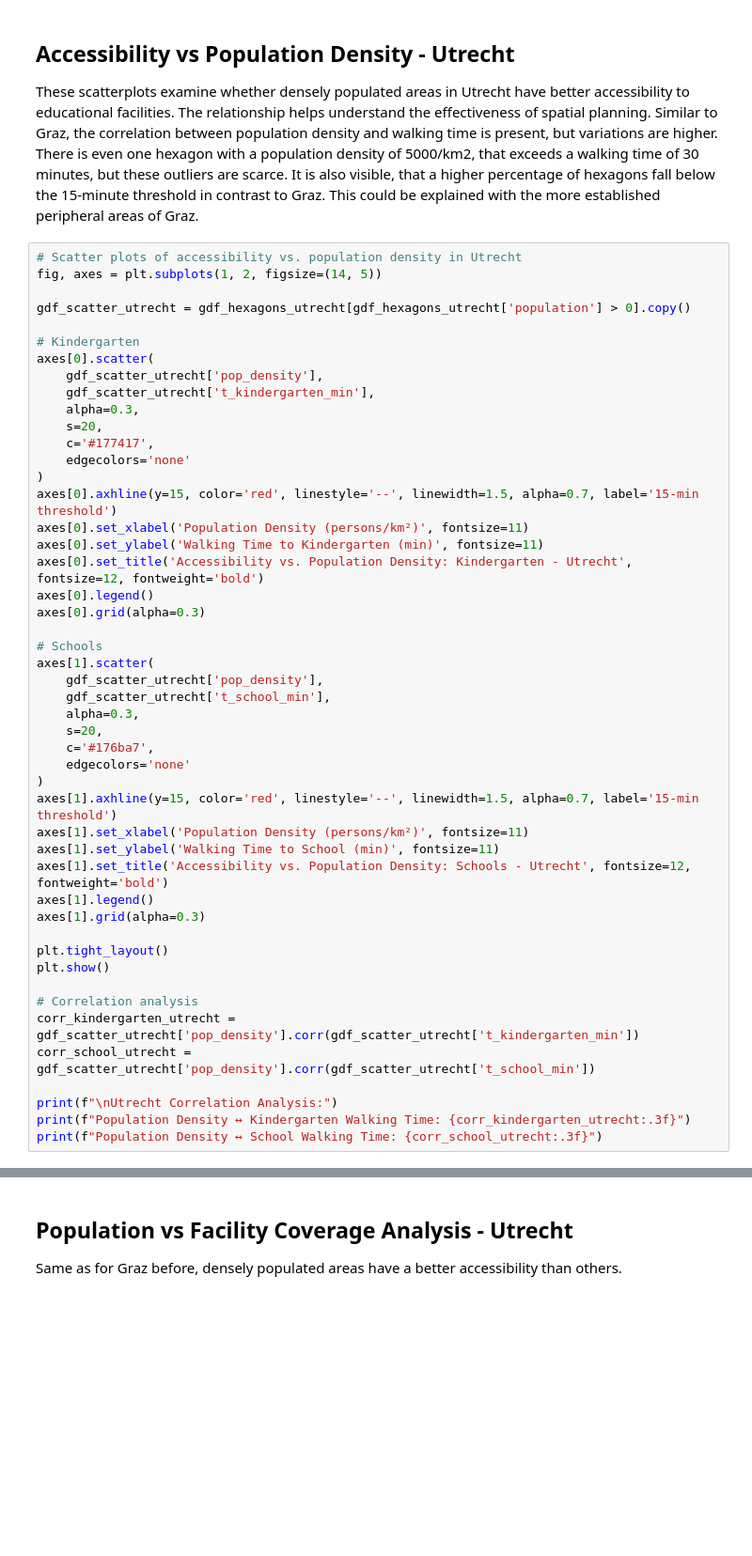
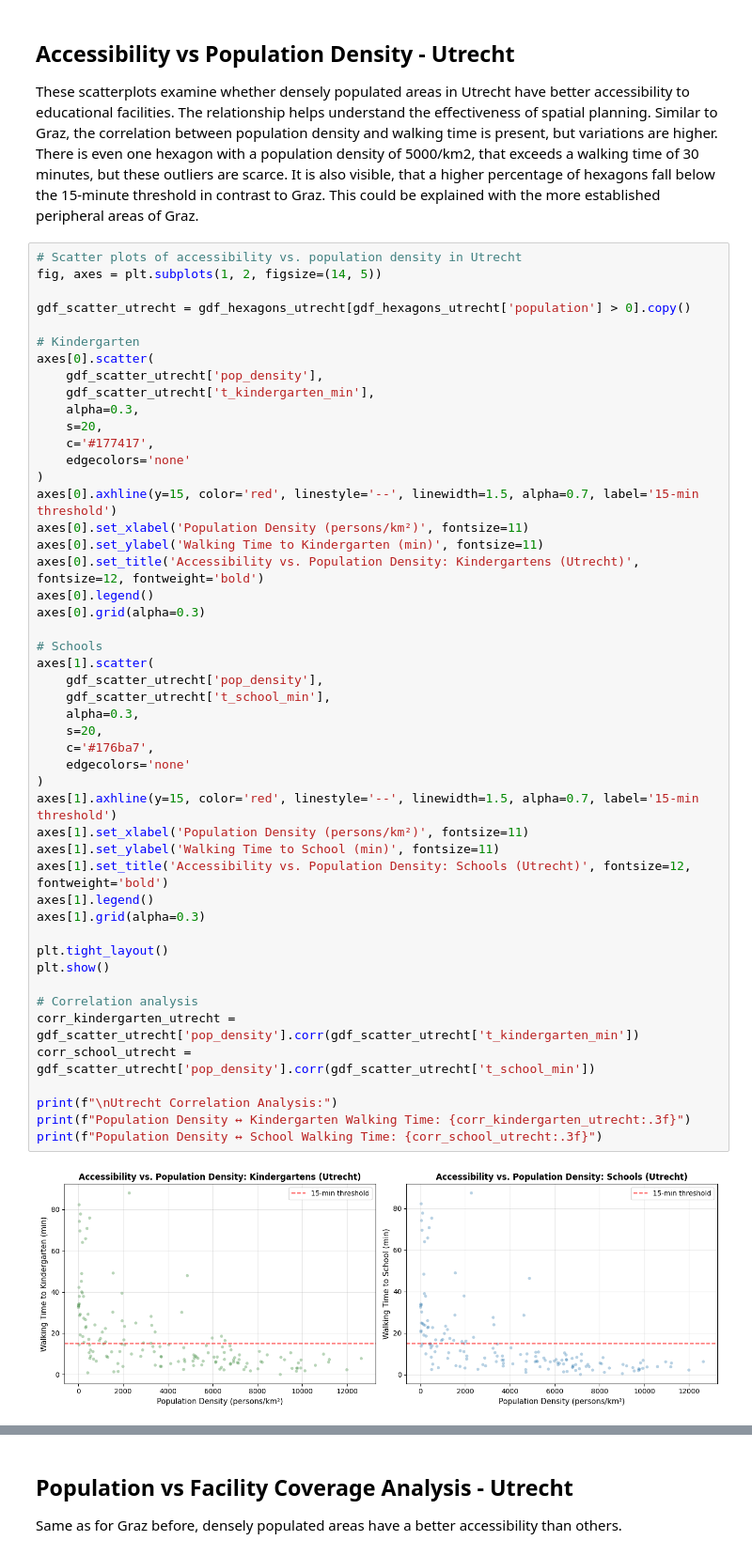
Before and after one commit to miriam-ee/GIS_FinalProject_Group2, a Jupyter notebook: group2_final.ipynb, the cells around one changed output, grey strips where cells are left out. Shown at 94% size. Cells and saved outputs as stored; diff of their text form; blank space fills up the shorter version.

```diff
--- a/group2_final.ipynb
+++ b/group2_final.ipynb
@@ -1775,33 +2131,35 @@ axes[0].scatter(
 axes[0].axhline(y=15, color='red', linestyle='--', linewidth=1.5, alpha=0.7, label='15-min threshold')
 axes[0].set_xlabel('Population Density (persons/km²)', fontsize=11)
 axes[0].set_ylabel('Walking Time to Kindergarten (min)', fontsize=11)
-axes[0].set_title('Accessibility vs. Population Density: Kindergarten - Utrecht', fontsize=12, fontweight='bold')
+axes[0].set_title('Accessibility vs. Population Density: Kindergartens (Utrecht)', fontsize=12, fontweight='bold')
 axes[0].legend()
 axes[0].grid(alpha=0.3)
 
 # Schools
 axes[1].scatter(
     gdf_scatter_utrecht['pop_density'],
     gdf_scatter_utrecht['t_school_min'],
     alpha=0.3,
     s=20,
     c='#176ba7',
     edgecolors='none'
 )
 axes[1].axhline(y=15, color='red', linestyle='--', linewidth=1.5, alpha=0.7, label='15-min threshold')
 axes[1].set_xlabel('Population Density (persons/km²)', fontsize=11)
 axes[1].set_ylabel('Walking Time to School (min)', fontsize=11)
-axes[1].set_title('Accessibility vs. Population Density: Schools - Utrecht', fontsize=12, fontweight='bold')
+axes[1].set_title('Accessibility vs. Population Density: Schools (Utrecht)', fontsize=12, fontweight='bold')
 axes[1].legend()
 axes[1].grid(alpha=0.3)
 
 plt.tight_layout()
 plt.show()
 
 # Correlation analysis
 corr_kindergarten_utrecht = gdf_scatter_utrecht['pop_density'].corr(gdf_scatter_utrecht['t_kindergarten_min'])
 corr_school_utrecht = gdf_scatter_utrecht['pop_density'].corr(gdf_scatter_utrecht['t_school_min'])
 
 print(f"\nUtrecht Correlation Analysis:")
 print(f"Population Density ↔ Kindergarten Walking Time: {corr_kindergarten_utrecht:.3f}")
 print(f"Population Density ↔ School Walking Time: {corr_school_utrecht:.3f}")
+# %% [output]
+[figure, added]
```
Also changed, not shown: parts of 61 cells of this notebook.
